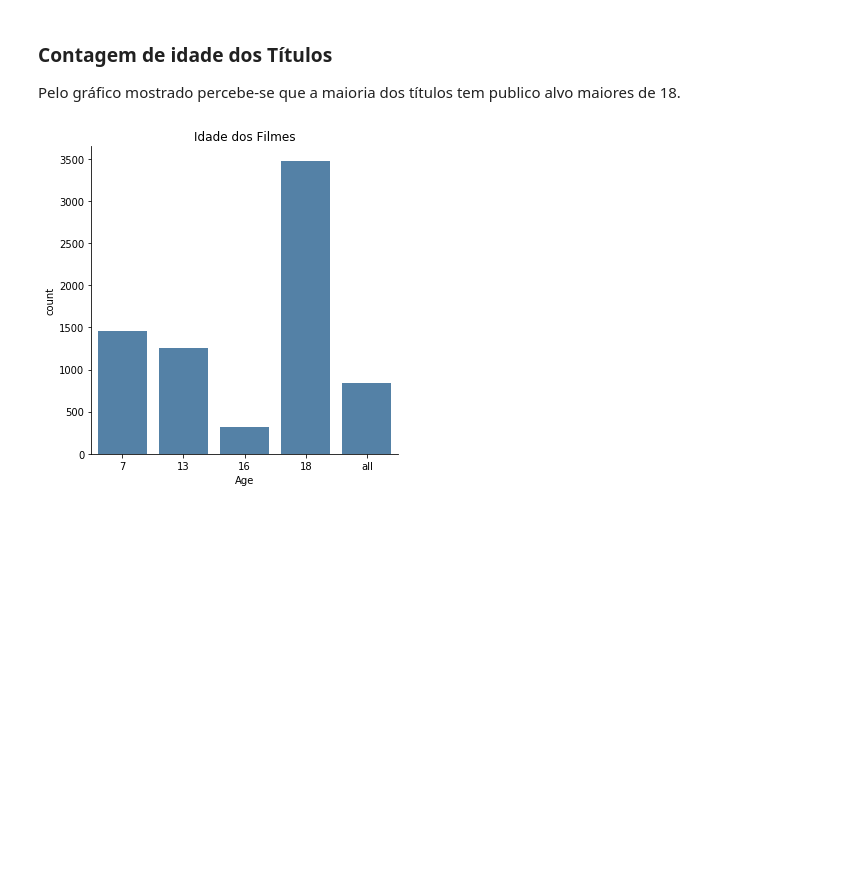
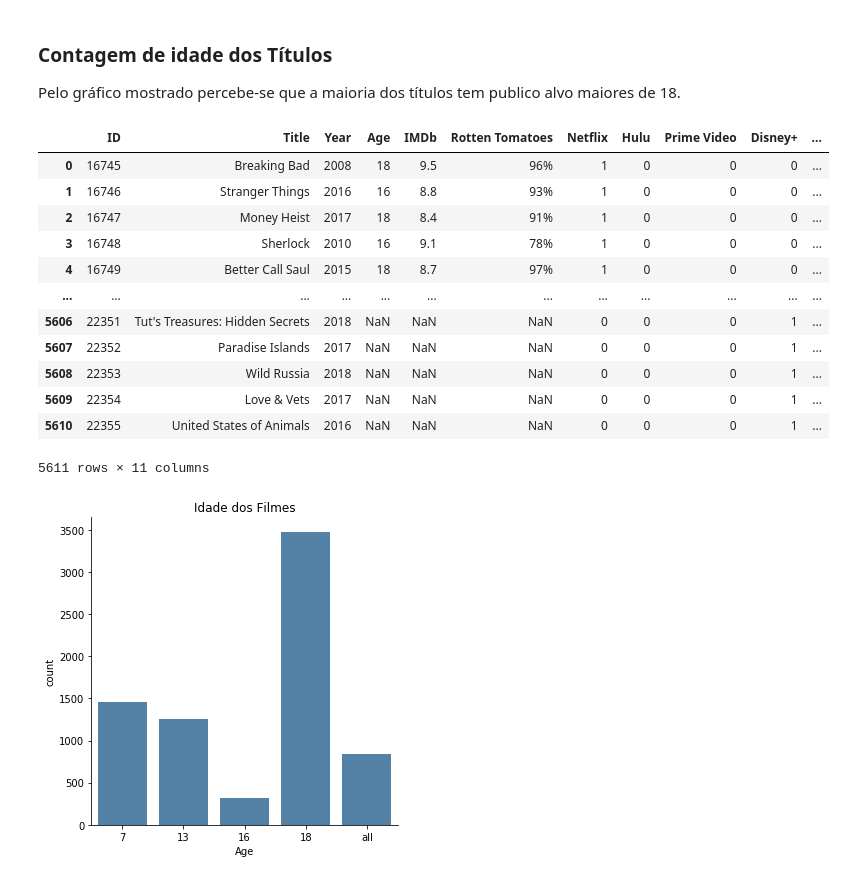
Before and after one commit to Natan10/mineracao-dados-ufc, a Jupyter notebook: Trabalho1/Trabalho1-mineração.ipynb, the cells around one changed output. Saved outputs shown, nothing was run; the diff lists cells and outputs as text; code cells hidden in the pictures; blank space fills up the shorter version.

```diff
--- a/Trabalho1/Trabalho1-mineração.ipynb
+++ b/Trabalho1/Trabalho1-mineração.ipynb
@@ -217,6 +217,22 @@ data_all
 # %%
 data_movies_age = data_movies[ (data_movies['Age'] != np.nan)]
 data_series_age = data_series[(data_series['Age'] != np.nan)]
+# %%
+data_series_age
+# %% [output]
+|  | ID | Title | Year | Age | IMDb | Rotten Tomatoes | Netflix | Hulu | Prime Video | Disney+ | ... |
+| 0 | 16745 | Breaking Bad | 2008 | 18 | 9.5 | 96% | 1 | 0 | 0 | 0 | ... |
+| 1 | 16746 | Stranger Things | 2016 | 16 | 8.8 | 93% | 1 | 0 | 0 | 0 | ... |
+| 2 | 16747 | Money Heist | 2017 | 18 | 8.4 | 91% | 1 | 0 | 0 | 0 | ... |
+| 3 | 16748 | Sherlock | 2010 | 16 | 9.1 | 78% | 1 | 0 | 0 | 0 | ... |
+| 4 | 16749 | Better Call Saul | 2015 | 18 | 8.7 | 97% | 1 | 0 | 0 | 0 | ... |
+| ... | ... | ... | ... | ... | ... | ... | ... | ... | ... | ... | ... |
+| 5606 | 22351 | Tut's Treasures: Hidden Secrets | 2018 | NaN | NaN | NaN | 0 | 0 | 0 | 1 | ... |
+| 5607 | 22352 | Paradise Islands | 2017 | NaN | NaN | NaN | 0 | 0 | 0 | 1 | ... |
+| 5608 | 22353 | Wild Russia | 2018 | NaN | NaN | NaN | 0 | 0 | 0 | 1 | ... |
+| 5609 | 22354 | Love & Vets | 2017 | NaN | NaN | NaN | 0 | 0 | 0 | 1 | ... |
+| 5610 | 22355 | United States of Animals | 2016 | NaN | NaN | NaN | 0 | 0 | 0 | 1 | ... |
+5611 rows × 11 columns
 # %%
 order = ['7','13','16','18','all']
 # %%
```
